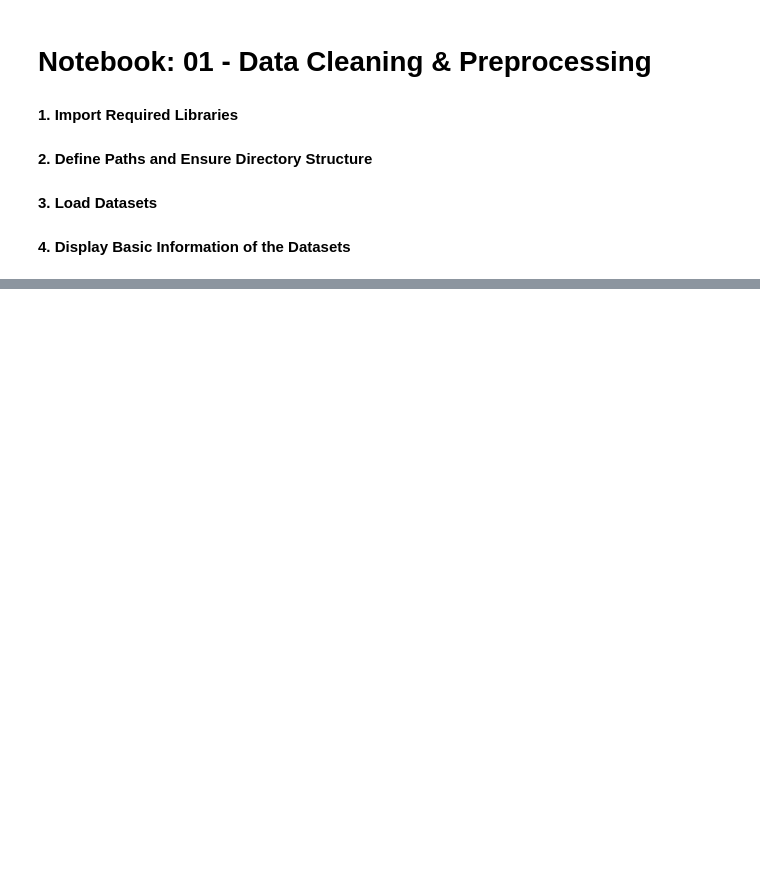
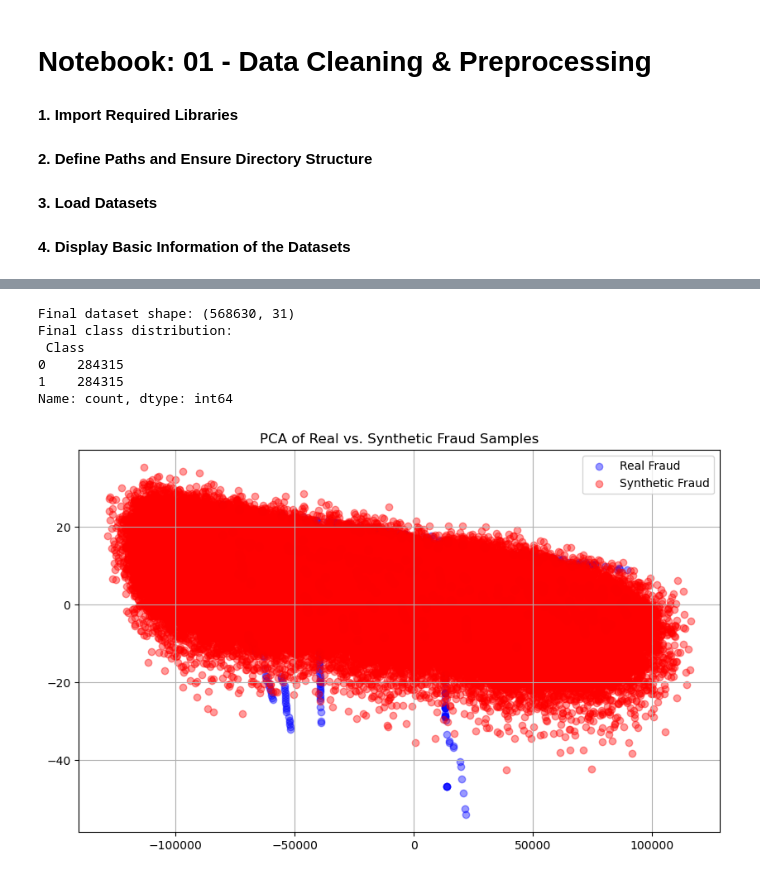
Before and after one commit to jonsnation/fraud-detection, a Jupyter notebook: notebooks/01_data_cleaning_preprocessing.ipynb, the cells around one changed output, grey strips where cells are left out. Saved outputs shown, nothing was run; the diff lists cells and outputs as text; code cells hidden in the pictures; blank space fills up the shorter version.

Commit message:
Add synthetic credit card fraud dataset

```diff
--- a/notebooks/01_data_cleaning_preprocessing.ipynb
+++ b/notebooks/01_data_cleaning_preprocessing.ipynb
@@ -11,7 +11,4 @@ from sklearn.impute import KNNImputer, SimpleImputer
 # %% [markdown]
 **2. Define Paths and Ensure Directory Structure**
-# %%
-# Defining the base directory
-base_dir = os.path.dirname(os.getcwd())
 # %%
 # Constructing the file paths
@@ -214,0 +161,7 @@ IEEE dataset after preprocessing:
+# %%
+fraud_smote_count = credit_df_balanced['Class'].value_counts()[1]
+fraud_needed = credit_df_balanced['Class'].value_counts()[0] - fraud_smote_count
+# %%
+# Generate synthetic fraud with CTGAN
+synthetic_fraud = ctgan.sample(fraud_needed)
+synthetic_fraud['Class'] = 1
@@ -214,0 +180,37 @@ IEEE dataset after preprocessing:
+# %%
+# Combine everything
+credit_df_combined = pd.concat([credit_df_balanced, synthetic_fraud], ignore_index=True)
+credit_df_combined.to_csv(os.path.join(processed_dir, "credit_combined_full.csv"), index=False)
+
+# Final check
+print("Final dataset shape:", credit_df_combined.shape)
+print("Final class distribution:\n", credit_df_combined['Class'].value_counts())
+# %% [output]
+Final dataset shape: (568630, 31)
+Final class distribution:
+ Class
+0    284315
+1    284315
+Name: count, dtype: int64
+# %%
+from sklearn.decomposition import PCA
+import matplotlib.pyplot as plt
+
+pca = PCA(n_components=2)
+
+# Combine original and synthetic frauds
+real_fraud = credit_df[credit_df['Class'] == 1].drop(columns=['Class'])
+fake_fraud = synthetic_fraud.drop(columns=['Class'])
+
+real_pca = pca.fit_transform(real_fraud)
+fake_pca = pca.transform(fake_fraud)
+
+plt.figure(figsize=(10, 6))
+plt.scatter(real_pca[:, 0], real_pca[:, 1], c='blue', alpha=0.4, label='Real Fraud')
+plt.scatter(fake_pca[:, 0], fake_pca[:, 1], c='red', alpha=0.4, label='Synthetic Fraud')
+plt.title('PCA of Real vs. Synthetic Fraud Samples')
+plt.legend()
+plt.grid(True)
+plt.show()
+# %% [output]
+[figure, added]
```
Also changed, not shown: parts of 46 cells of this notebook, 1 other file.
